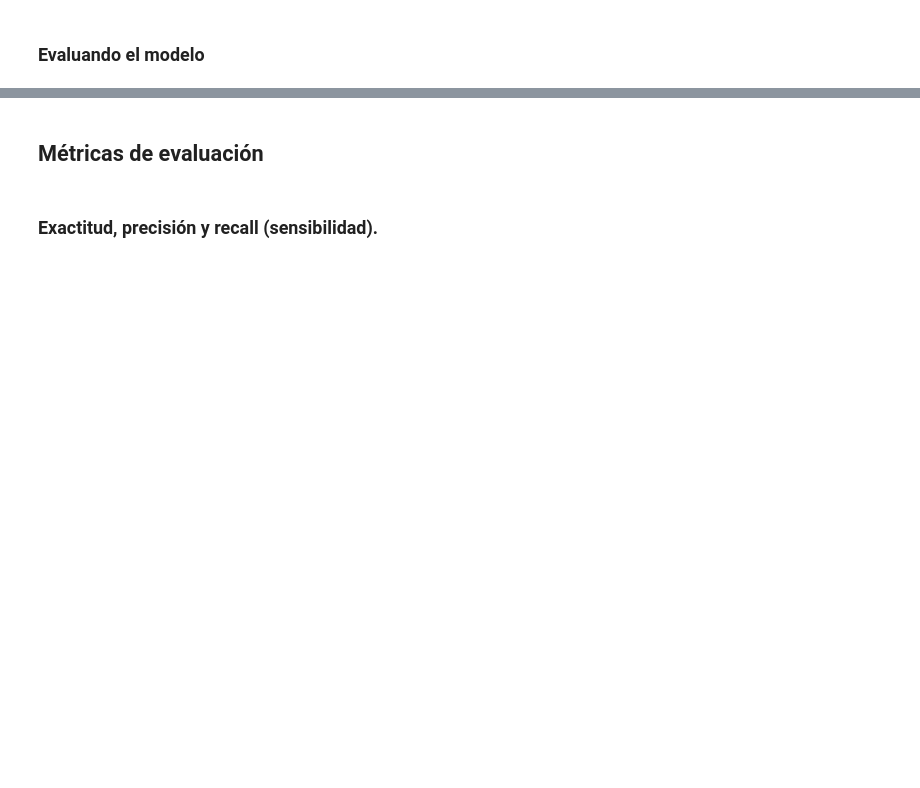
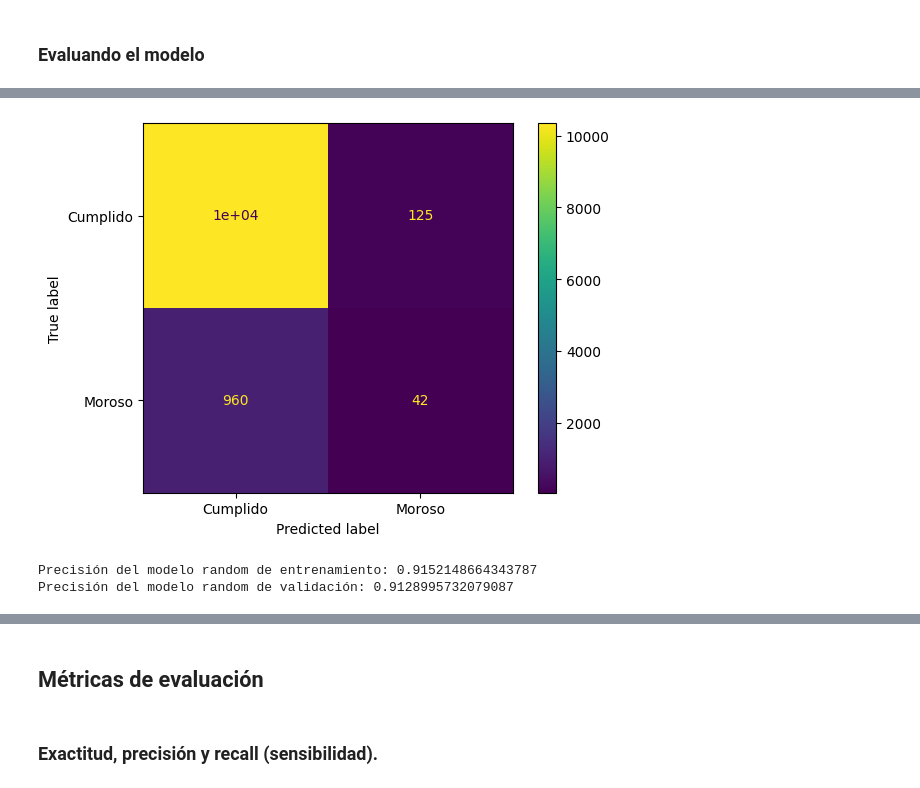
Before and after one commit to Daimond92/python_data_science, a Jupyter notebook: Clasificacion_validacion_y_metricas.ipynb, the cells around one changed output, grey strips where cells are left out. Cells and saved outputs as stored; diff of their text form; code cells hidden in the pictures; blank space fills up the shorter version.

```diff
--- a/Clasificacion_validacion_y_metricas.ipynb
+++ b/Clasificacion_validacion_y_metricas.ipynb
@@ -34,0 +107,13 @@ Con el objetivo de verificar la capacidad de generalización de un modelo, debem
+# %%
+visualizacion = ConfusionMatrixDisplay(confusion_matrix=matriz_confusion, display_labels=['Cumplido', 'Moroso'])
+visualizacion.plot();
+# %% [output]
+[figure, added]
+# %%
+modelo_random = RandomForestClassifier(max_depth = 10)
+modelo_random.fit(X_train, y_train)
+print(f'Precisión del modelo random de entrenamiento: {modelo_random.score(X_train, y_train)}')
+print(f'Precisión del modelo random de validación: {modelo_random.score(X_val, y_val)}')
+# %% [output]
+Precisión del modelo random de entrenamiento: 0.9152148664343787
+Precisión del modelo random de validación: 0.9128995732079087
```
Also changed, not shown: parts of 70 cells of this notebook.
